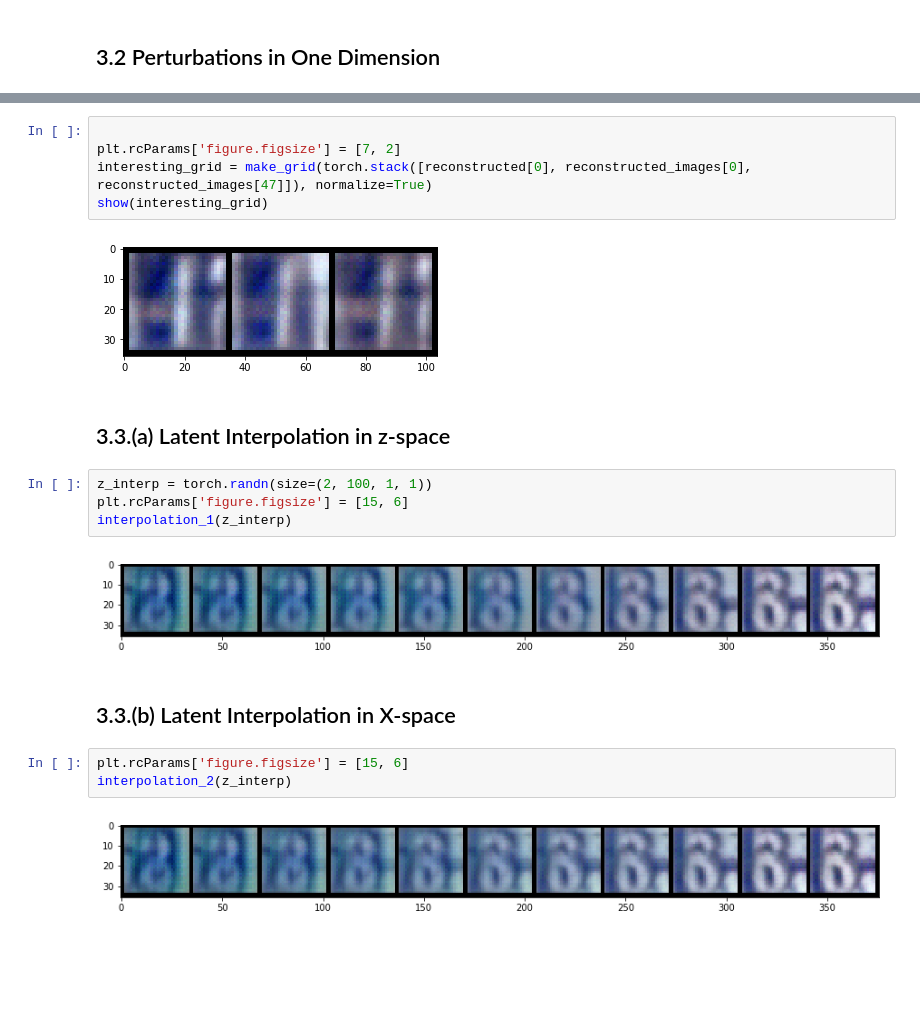
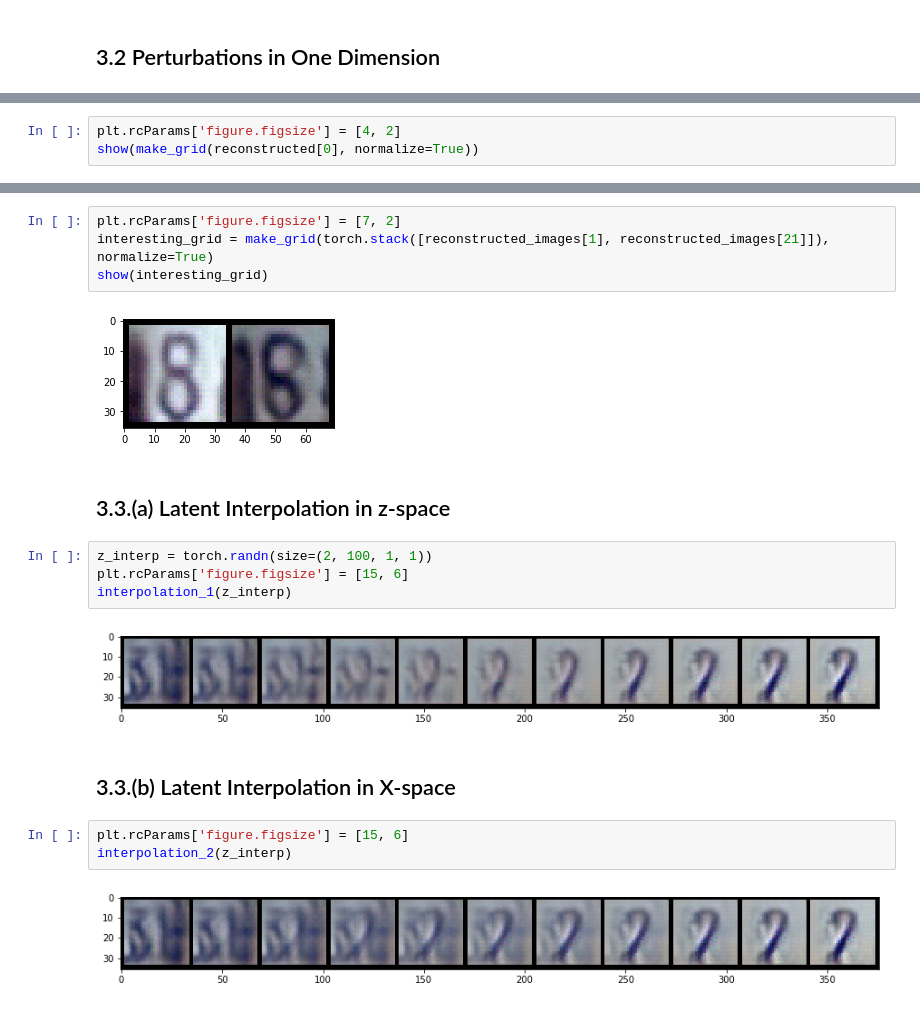
Before and after one commit to adijo/ift6135-generative-models, a Jupyter notebook: Problem3/gan/GAN Qualitative.ipynb, the cells around one changed output, grey strips where cells are left out. Saved outputs shown, nothing was run; the diff lists cells and outputs as text; blank space fills up the shorter version.

Commit message:
Display original image

```diff
--- a/Problem3/gan/GAN Qualitative.ipynb
+++ b/Problem3/gan/GAN Qualitative.ipynb
@@ -90,0 +91,3 @@ show(grid)
+# %%
+plt.rcParams['figure.figsize'] = [4, 2]
+show(make_grid(reconstructed[0], normalize=True))
@@ -91,10 +96,9 @@ show(grid)
 # %%
-
 plt.rcParams['figure.figsize'] = [7, 2]
-interesting_grid = make_grid(torch.stack([reconstructed[0], reconstructed_images[0], reconstructed_images[47]]), normalize=True)
+interesting_grid = make_grid(torch.stack([reconstructed_images[1], reconstructed_images[21]]), normalize=True)
 show(interesting_grid)
 # %% [output]
-[figure, old version]
+[figure, new version]
 # %% [markdown]
 ## 3.3.(a) Latent Interpolation in z-space
 # %%
@@ -102,11 +106,11 @@ z_interp = torch.randn(size=(2, 100, 1, 1))
 plt.rcParams['figure.figsize'] = [15, 6]
 interpolation_1(z_interp)
 # %% [output]
-[figure, old version]
+[figure, new version]
 # %% [markdown]
 ## 3.3.(b) Latent Interpolation in X-space
 # %%
 plt.rcParams['figure.figsize'] = [15, 6]
 interpolation_2(z_interp)
 # %% [output]
-[figure, old version]
+[figure, new version]
```
Also changed, not shown: parts of 2 cells of this notebook.
